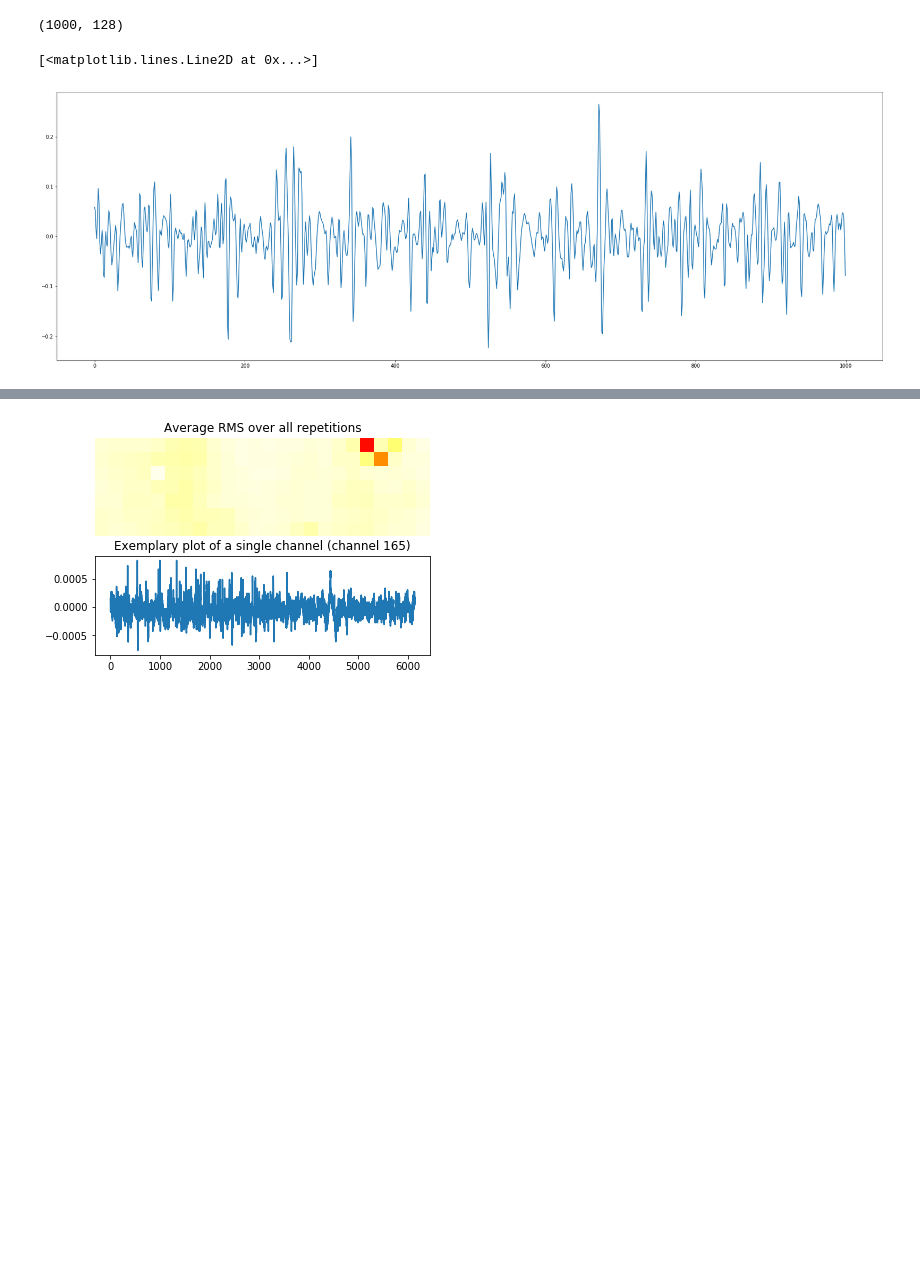
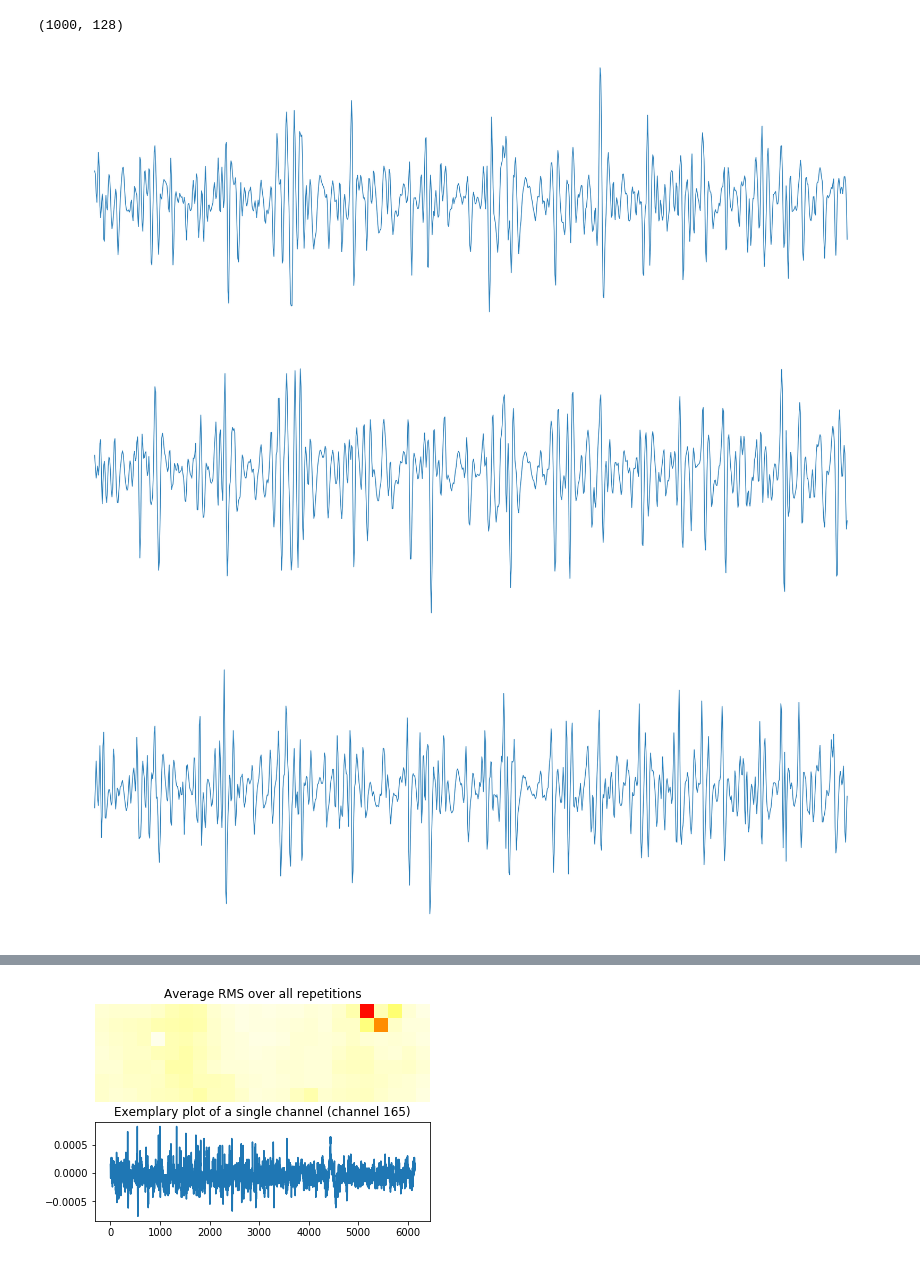
Before and after one commit to TengHuo/Realtime-sEMG, a Jupyter notebook: visualisation_raw.ipynb, the cells around one changed output, grey strips where cells are left out. Cells and saved outputs as stored; diff of their text form; code cells hidden in the pictures; blank space fills up the shorter version.

Commit message:
add images in visualisation

```diff
--- a/visualisation_raw.ipynb
+++ b/visualisation_raw.ipynb
@@ -89,16 +89,28 @@ plt.plot(emg_data5[:, 0])
 [<matplotlib.lines.Line2D at 0x...>]
 [figure]
 # %%
-mat_file3 = loadmat('../data/001-001-001.mat')
+mat_file3 = loadmat('./data/sample/capg-dba-001-001-001.mat')
 emg_data3 = np.array(mat_file3['data'])
 print(mat_file3.keys())
 emg_data3.shape
 # %% [output]
 dict_keys(['__header__', '__version__', '__globals__', 'trial', 'data', 'gesture', 'subject'])
 (1000, 128)
-# %%
-plt.figure(figsize=(30,10))
-plt.plot(emg_data3[:, 0])
-# %% [output]
-[<matplotlib.lines.Line2D at 0x...>]
-[figure, removed]
+# %%
+
+# plt.plot(emg_data3[:, 0])
+# plt.savefig('signal.png')
+
+for i in range(emg_data3.shape[1]):
+    channel = emg_data3[:, i]
+    plt.figure(figsize=(30,10))
+    plt.axis('off')
+    plt.plot(channel)
+    plt.savefig('emg-signal-{}.png'.format(i))
+    plt.show()
+    if i == 2:
+        break
+# %% [output]
+[figure, added]
+[figure, added]
+[figure, added]
```
Also changed, not shown: parts of 5 cells of this notebook.
